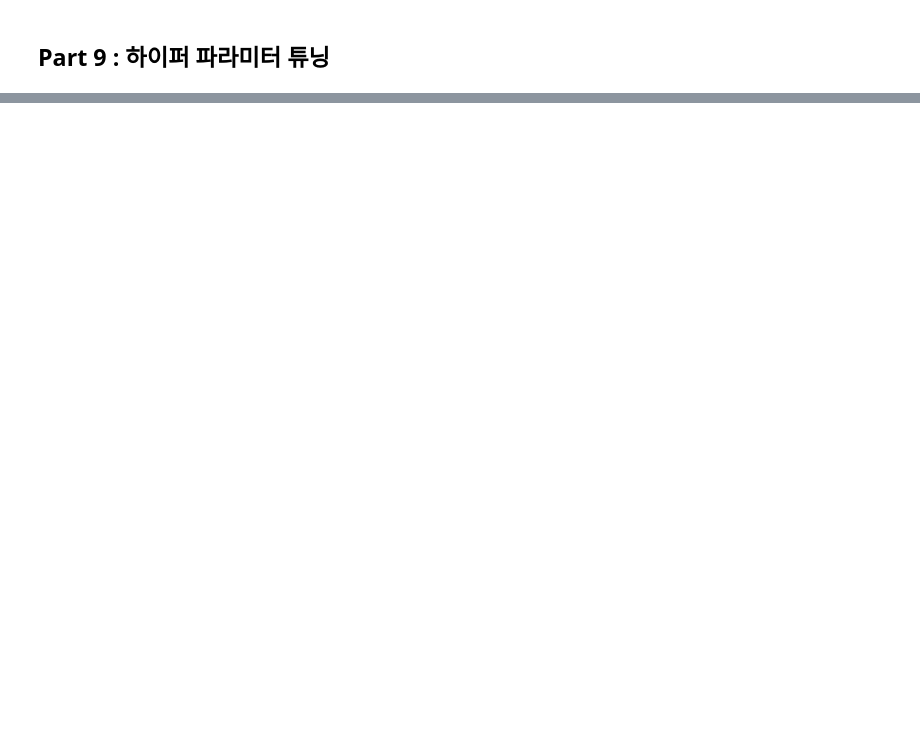
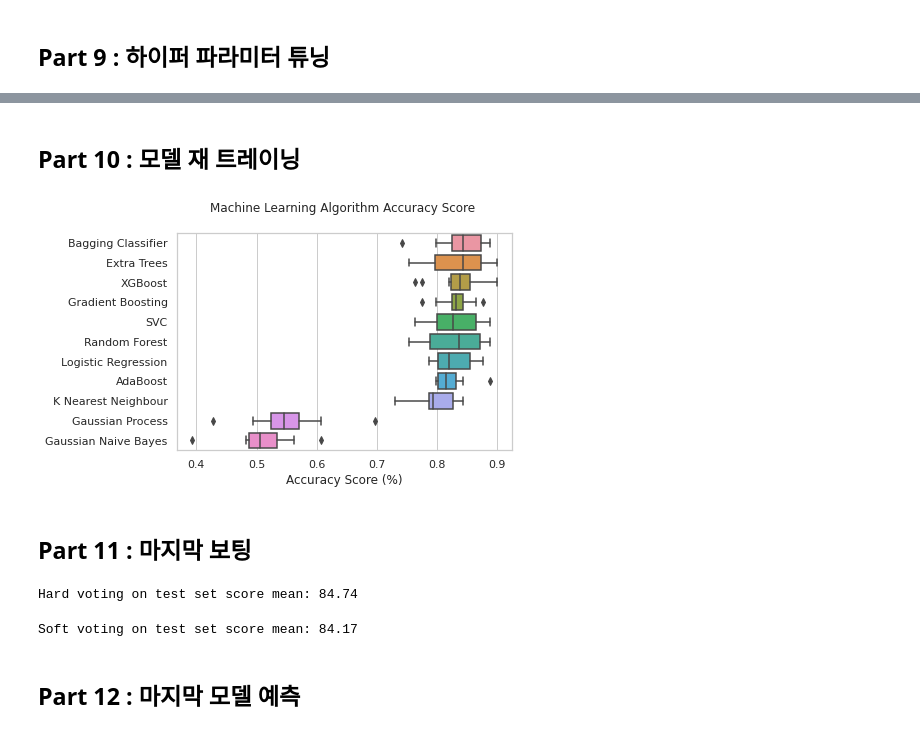
Before and after one commit to OH1107/Kaggle, a Jupyter notebook: Titanic: Machine Learning from Disaster/Kaggle_Titanic_Challenge.ipynb, the cells around one changed output, grey strips where cells are left out. Drawn from its saved outputs; the diff is of its cells as text; code cells hidden in the pictures; blank space fills up the shorter version.

```diff
--- a/Titanic: Machine Learning from Disaster/Kaggle_Titanic_Challenge.ipynb
+++ b/Titanic: Machine Learning from Disaster/Kaggle_Titanic_Challenge.ipynb
@@ -1929,0 +2300,2 @@ plt.xlabel('Accuracy Score (%)');
+# %% [markdown]
+## Part 10 : 모델 재 트레이닝
@@ -1929,0 +2336,55 @@ plt.xlabel('Accuracy Score (%)');
+# %%
+results = pd.DataFrame(scores).T
+results['mean'] = results.mean(1)
+result_df = results.sort_values(by='mean', ascending=False)
+result_df.head(11)
+
+
+result_df = result_df.drop(['mean'], axis=1)
+sns.boxplot(data=result_df.T, orient='h')
+plt.title('Machine Learning Algorithm Accuracy Score \n')
+plt.xlabel('Accuracy Score (%)');
+# %% [output]
+[figure, added]
+# %% [markdown]
+## Part 11 : 마지막 보팅
+# %%
+#튜닝한 파라미터로 하드보팅
+grid_hard = VotingClassifier(estimators = [('Random Forest', ran),
+                                           ('Logistic Regression', log),
+                                           ('XGBoost', xgb),
+                                           ('Gradient Boosting', gbc),
+                                           ('Extra Trees', ext),
+                                           ('AdaBoost', ada),
+                                           ('Gaussian Process', gpc),
+                                           ('SVC', svc),
+                                           ('K Nearest Neighbour', knn),
+                                           ('Bagging Classifier', bag)], voting = 'hard')
+
+grid_hard_cv = model_selection.cross_validate(grid_hard, X_train, y_train, cv=10)
+grid_hard.fit(X_train, y_train)
+
+print("Hard voting on test set score mean: {:.2f}". format(grid_hard_cv['test_score'].mean() * 100))
+# %% [output]
+Hard voting on test set score mean: 84.74
+# %%
+#소프트 보팅
+grid_soft = VotingClassifier(estimators = [('Random Forest', ran),
+                                           ('Logistic Regression', log),
+                                           ('XGBoost', xgb),
+                                           ('Gradient Boosting', gbc),
+                                           ('Extra Trees', ext),
+                                           ('AdaBoost', ada),
+                                           ('Gaussian Process', gpc),
+                                           ('SVC', svc),
+                                           ('K Nearest Neighbour', knn),
+                                           ('Bagging Classifier', bag)], voting = 'soft')
+
+grid_soft_cv = model_selection.cross_validate(grid_soft, X_train, y_train, cv=10)
+grid_soft.fit(X_train, y_train)
+
+print("Soft voting on test set score mean: {:.2f}". format(grid_soft_cv['test_score'].mean() * 100))
+# %% [output]
+Soft voting on test set score mean: 84.17
+# %% [markdown]
+## Part 12 : 마지막 모델 예측
```
Also changed, not shown: parts of 44 cells of this notebook.
